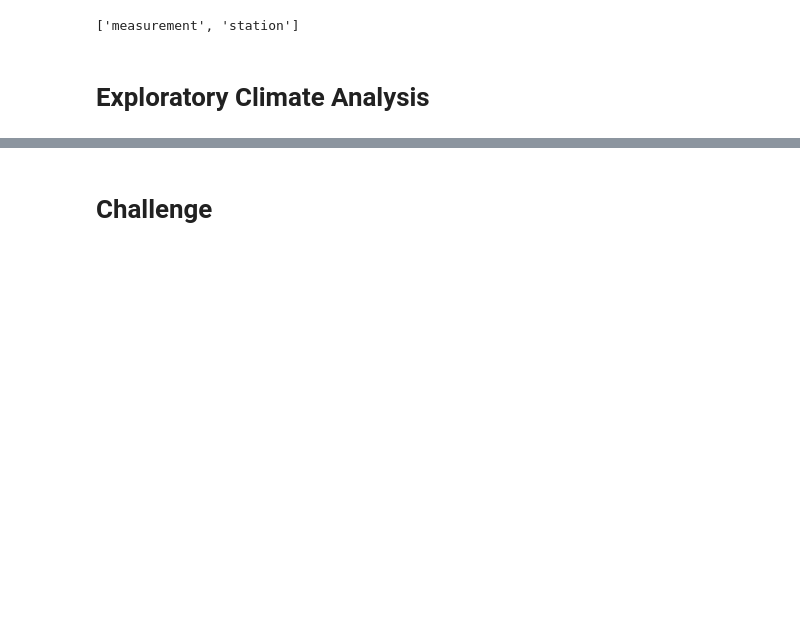
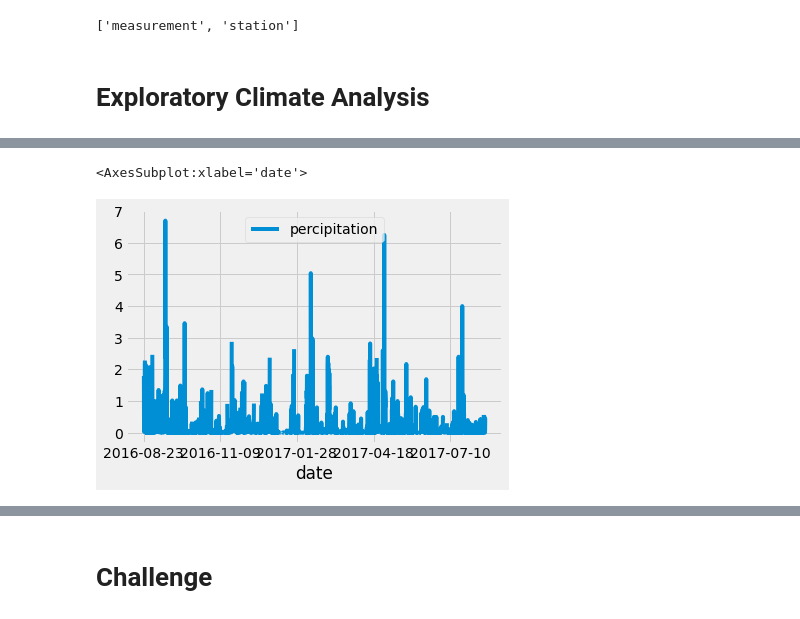
Before and after one commit to jobloom79/surfs_up, a Jupyter notebook: Resources/climate_analysis.ipynb, the cells around one changed output, grey strips where cells are left out. Cells and saved outputs as stored; diff of their text form; code cells hidden in the pictures; blank space fills up the shorter version.

```diff
--- a/Resources/climate_analysis.ipynb
+++ b/Resources/climate_analysis.ipynb
@@ -53,0 +56,4 @@ results = session.query(measurement.date, measurement.prcp).filter(measurement.d
+# %%
+# Save the query results as a Pandas DataFrame and set the index to the date column
+result_df = pd.DataFrame(results, columns=['date','percipitation'])
+result_df.head()
@@ -53,0 +67,3 @@ results = session.query(measurement.date, measurement.prcp).filter(measurement.d
+# %%
+result_df.set_index(result_df['date'], inplace=True)
+result_df
@@ -53,0 +105,3 @@ results = session.query(measurement.date, measurement.prcp).filter(measurement.d
+# %%
+result_df = result_df.sort_index()
+result_df
@@ -54,2 +123,7 @@ results = session.query(measurement.date, measurement.prcp).filter(measurement.d
+# %%
+result_df.plot()
+# %% [output]
+<AxesSubplot:xlabel='date'>
+[figure, added]
 # %%
 # Use Pandas to calcualte the summary statistics for the precipitation data
```
Also changed, not shown: parts of 7 cells of this notebook.
